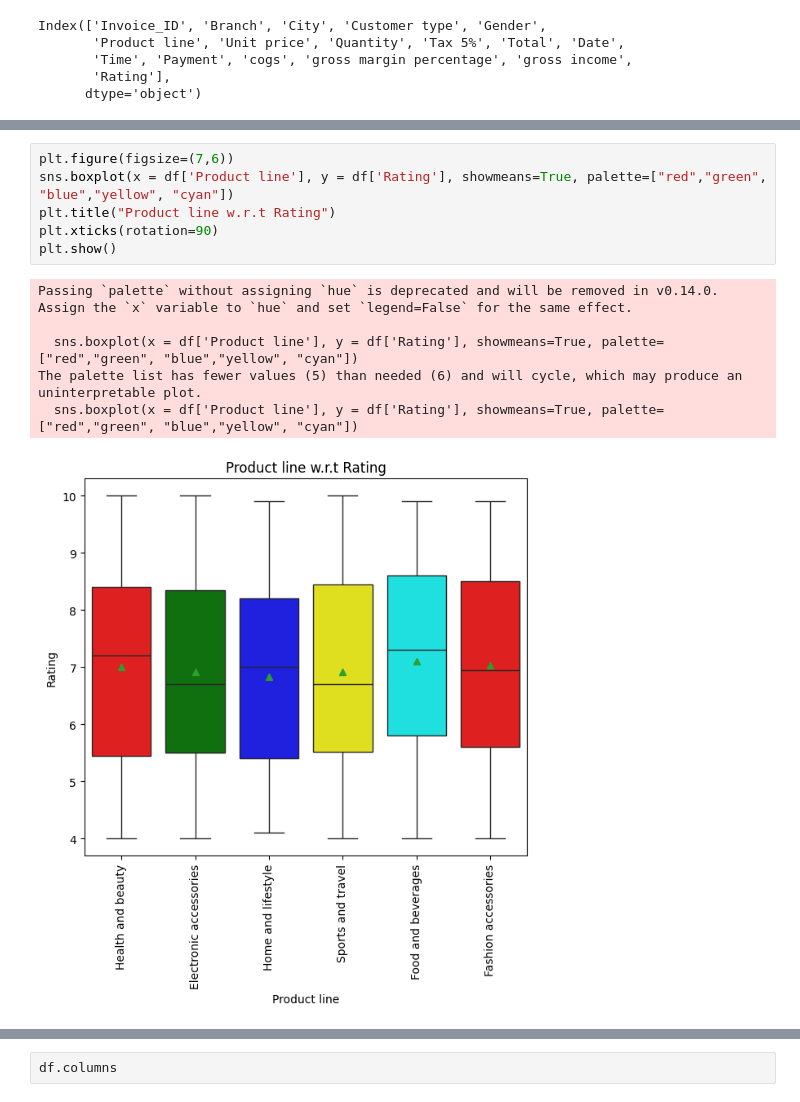
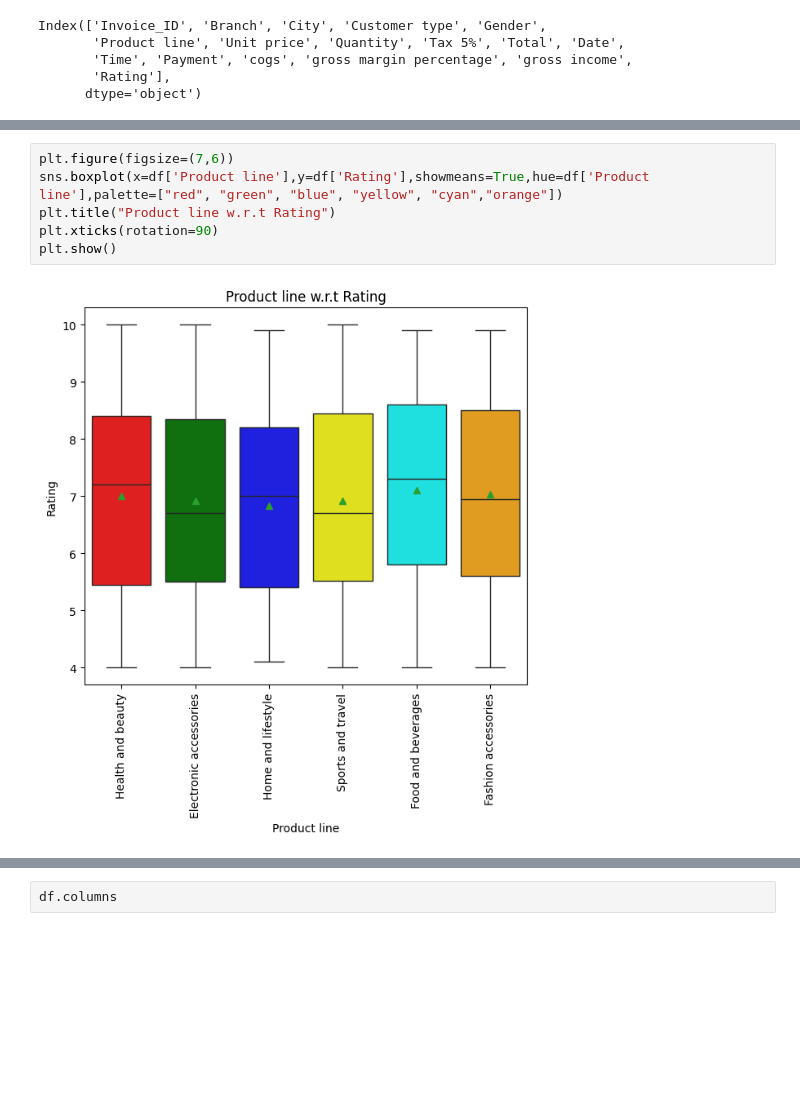
Before and after one commit to Sanjay-799/Supermarket-Sales-Analysis, a Jupyter notebook: Supermarket_Sales_Analysis.ipynb, the cells around one changed output, grey strips where cells are left out. Saved outputs shown, nothing was run; the diff lists cells and outputs as text; blank space fills up the shorter version.

```diff
--- a/Supermarket_Sales_Analysis.ipynb
+++ b/Supermarket_Sales_Analysis.ipynb
@@ -309,13 +276,8 @@ https://gist.github.com/mwaskom/de44147ed2974457ad6372750bbe5751
 # %%
 plt.figure(figsize=(7,6))
-sns.boxplot(x = df['Product line'], y = df['Rating'], showmeans=True, palette=["red","green", "blue","yellow", "cyan"])
+sns.boxplot(x=df['Product line'],y=df['Rating'],showmeans=True,hue=df['Product line'],palette=["red", "green", "blue", "yellow", "cyan","orange"])
 plt.title("Product line w.r.t Rating")
 plt.xticks(rotation=90)
 plt.show()
 # %% [output]
-Passing `palette` without assigning `hue` is deprecated and will be removed in v0.14.0. Assign the `x` variable to `hue` and set `legend=False` for the same effect.
-
-  sns.boxplot(x = df['Product line'], y = df['Rating'], showmeans=True, palette=["red","green", "blue","yellow", "cyan"])
-The palette list has fewer values (5) than needed (6) and will cycle, which may produce an uninterpretable plot.
-  sns.boxplot(x = df['Product line'], y = df['Rating'], showmeans=True, palette=["red","green", "blue","yellow", "cyan"])
-[figure, old version]
+[figure, new version]
```
Also changed, not shown: parts of 12 cells of this notebook.
